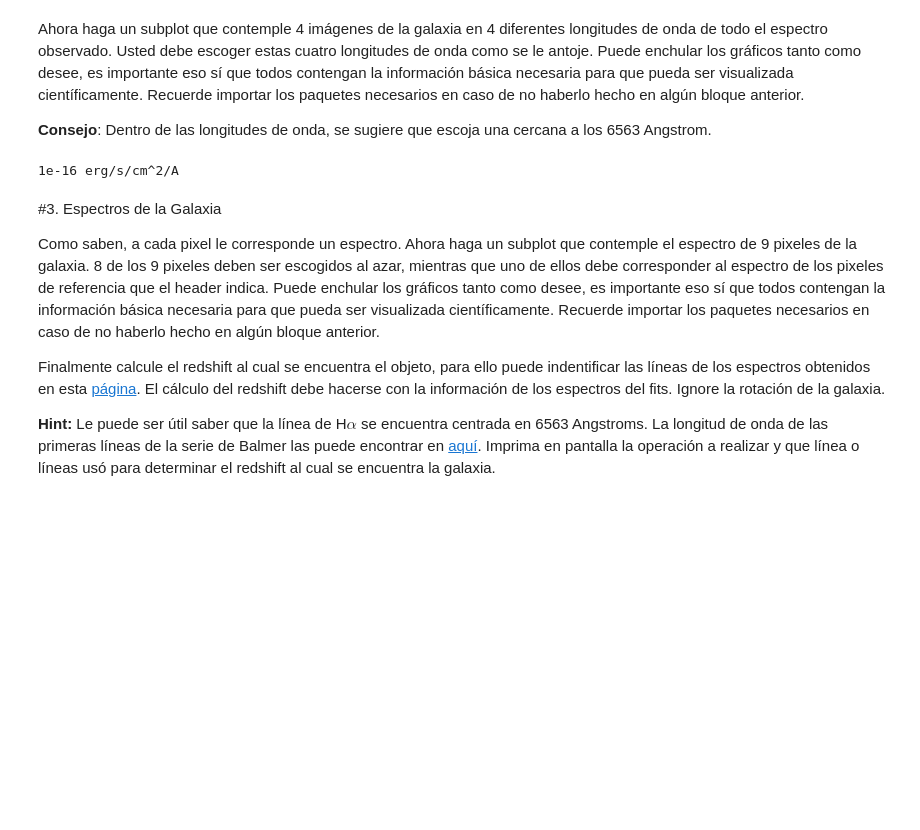
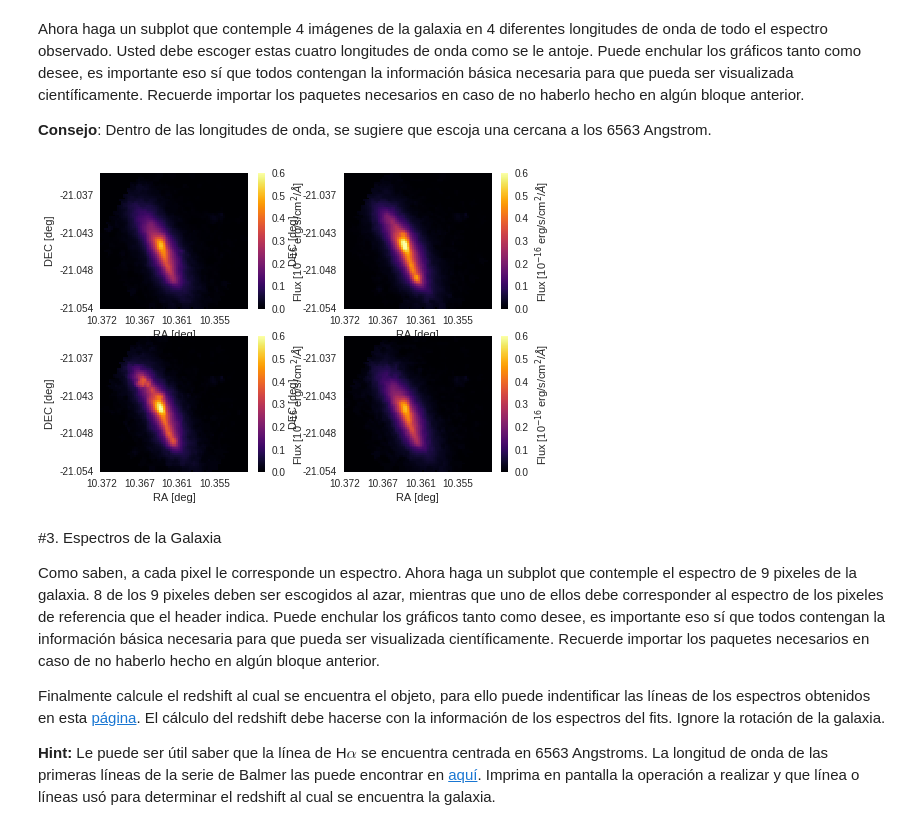
Before and after one commit to diegogf99/minitarea4, a Jupyter notebook: minitarea4.ipynb, the cells around one changed output. Drawn from its saved outputs; the diff is of its cells as text; code cells hidden in the pictures; blank space fills up the shorter version.

```diff
--- a/minitarea4.ipynb
+++ b/minitarea4.ipynb
@@ -62,21 +66,66 @@ NAXIS : 78  72  1877
 Ahora haga un subplot que contemple 4 imágenes de la galaxia en 4 diferentes longitudes de onda de todo el espectro observado. Usted debe escoger estas cuatro longitudes de onda como se le antoje. Puede enchular los gráficos tanto como desee, es importante eso sí que todos contengan la información básica necesaria para que pueda ser visualizada científicamente. Recuerde importar los paquetes necesarios en caso de no haberlo hecho en algún bloque anterior.
 
 **Consejo**: Dentro de las longitudes de onda, se sugiere que escoja una cercana a los 6563 Angstrom.
-# %%
-import numpy as np
-import matplotlib.pyplot as plt
-from astropy import units as u
-from astropy.coordinates import SkyCoord
-
-data = hdu.data
-units = header['HIERARCH PIPE UNITS']
-
-plt.imshow(data[1407],cmap='inferno',vmax=0.6,vmin=0,origin='lower') #vmax y vmin sirven para setear los máximos y minimos del colorbar
-#origin='lower' pone el origen en el origen del plano cartesiano
-cb = plt.colorbar()
-cb.set_label('Flux [10$^{-16}$ erg/s/cm$^2$/$\AA$]')
-# %% [output]
-1e-16 erg/s/cm^2/A
+# %%
+import numpy as np
+import matplotlib.pyplot as plt
+from astropy import units as u
+from astropy.coordinates import SkyCoord
+
+data = hdu.data
+units = header['HIERARCH PIPE UNITS']
+
+delt1 = np.arange(0,header['NAXIS1']) - (header['CRPIX1']-1)
+step1 = delt1*header['CD1_1']
+ra = step1 + header['CRVAL1']
+
+delt2 = np.arange(0,header['NAXIS2']) - (header['CRPIX2']-1)
+step2 = delt2*header['CD2_2']
+dec = step2 + header['CRVAL2']
+
+
+
+plt.subplot(221)
+plt.imshow(data[1407],cmap='inferno',vmax=0.6,vmin=0,origin='lower')
+plt.xticks((0,20,40,60),(round(ra[0],3),round(ra[20],3),round(ra[40],3),round(ra[60],3)))
+plt.yticks((0,20,40,60),(round(dec[0],3),round(dec[20],3),round(dec[40],3),round(dec[60],3)))
+plt.xlabel('RA [deg]')
+plt.ylabel('DEC [deg]')
+plt.grid(b=None)
+cb = plt.colorbar()
+cb.set_label('Flux [10$^{-16}$ erg/s/cm$^2$/$\AA$]')
+
+plt.subplot(222)
+plt.imshow(data[1417],cmap='inferno',vmax=0.6,vmin=0,origin='lower')
+plt.xticks((0,20,40,60),(round(ra[0],3),round(ra[20],3),round(ra[40],3),round(ra[60],3)))
+plt.yticks((0,20,40,60),(round(dec[0],3),round(dec[20],3),round(dec[40],3),round(dec[60],3)))
+plt.xlabel('RA [deg]')
+plt.ylabel('DEC [deg]')
+plt.grid(b=None)
+cb = plt.colorbar()
+cb.set_label('Flux [10$^{-16}$ erg/s/cm$^2$/$\AA$]')
+
+plt.subplot(223)
+plt.imshow(data[1427],cmap='inferno',vmax=0.6,vmin=0,origin='lower')
+plt.xticks((0,20,40,60),(round(ra[0],3),round(ra[20],3),round(ra[40],3),round(ra[60],3)))
+plt.yticks((0,20,40,60),(round(dec[0],3),round(dec[20],3),round(dec[40],3),round(dec[60],3)))
+plt.xlabel('RA [deg]')
+plt.ylabel('DEC [deg]')
+plt.grid(b=None)
+cb = plt.colorbar()
+cb.set_label('Flux [10$^{-16}$ erg/s/cm$^2$/$\AA$]')
+
+plt.subplot(224)
+plt.imshow(data[1397],cmap='inferno',vmax=0.6,vmin=0,origin='lower')
+plt.xticks((0,20,40,60),(round(ra[0],3),round(ra[20],3),round(ra[40],3),round(ra[60],3)))
+plt.yticks((0,20,40,60),(round(dec[0],3),round(dec[20],3),round(dec[40],3),round(dec[60],3)))
+plt.xlabel('RA [deg]')
+plt.ylabel('DEC [deg]')
+plt.grid(b=None)
+cb = plt.colorbar()
+cb.set_label('Flux [10$^{-16}$ erg/s/cm$^2$/$\AA$]')
+# %% [output]
+[figure, added]
 # %% [markdown]
 #3. Espectros de la Galaxia
 
```
Also changed, not shown: parts of 1 cell of this notebook.
